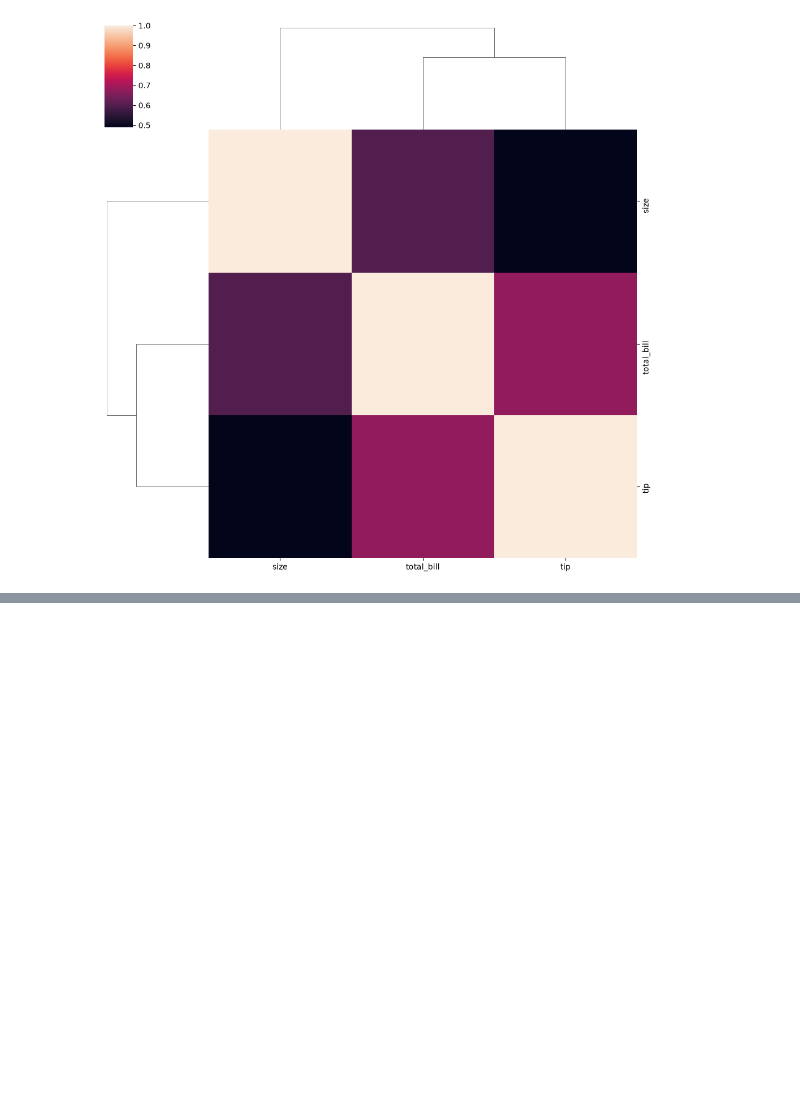
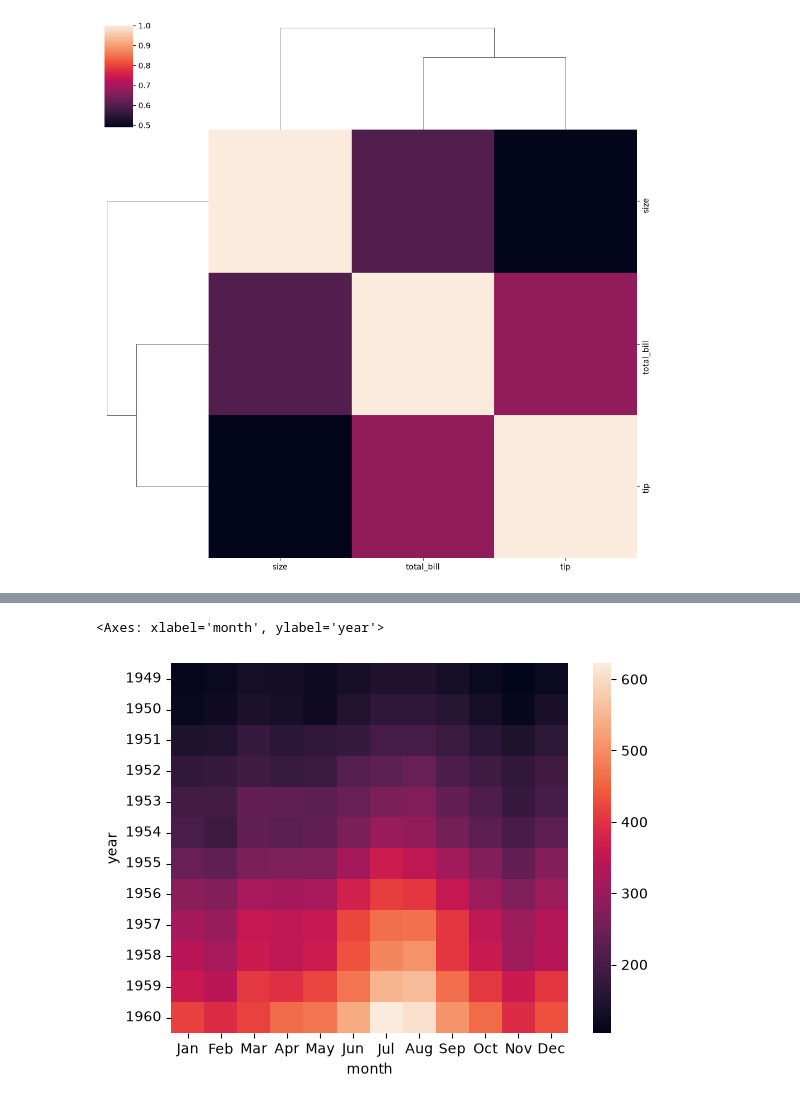
Before and after one commit to AarushiSavla/data-visualization, a Jupyter notebook: matrixplot.ipynb, the cells around one changed output, grey strips where cells are left out. Drawn from its saved outputs; the diff is of its cells as text; code cells hidden in the pictures; blank space fills up the shorter version.

```diff
--- a/matrixplot.ipynb
+++ b/matrixplot.ipynb
@@ -75,0 +78,3 @@ sns.clustermap(tipscorr.corr())
+# %%
+pvtflight = flights.pivot_table(values='passengers',index='year',columns='month')
+pvtflight
@@ -75,0 +96,5 @@ sns.clustermap(tipscorr.corr())
+# %%
+sns.heatmap(pvtflight)
+# %% [output]
+<Axes: xlabel='month', ylabel='year'>
+[figure, added]
```
Also changed, not shown: parts of 2 cells of this notebook.
